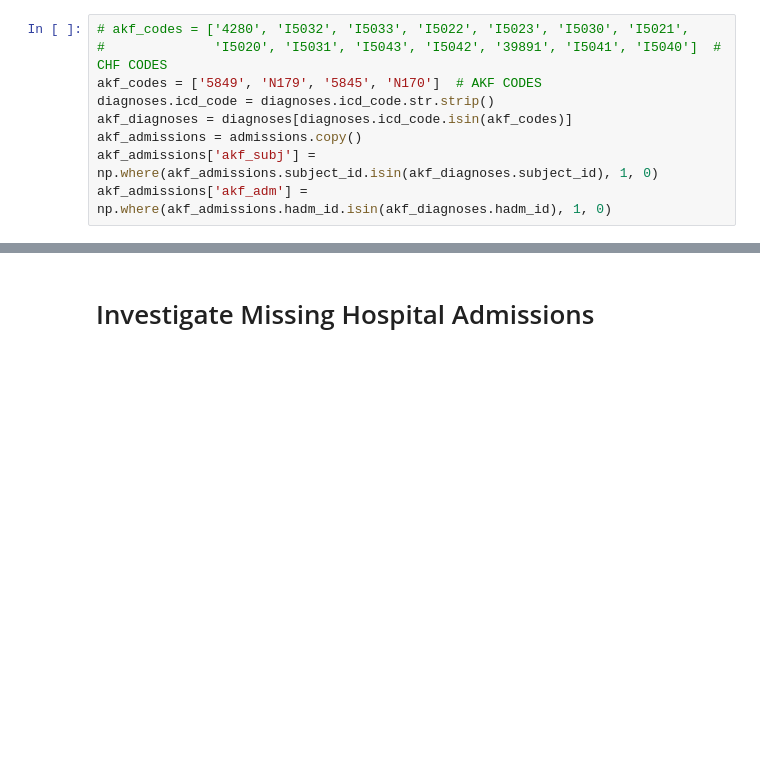
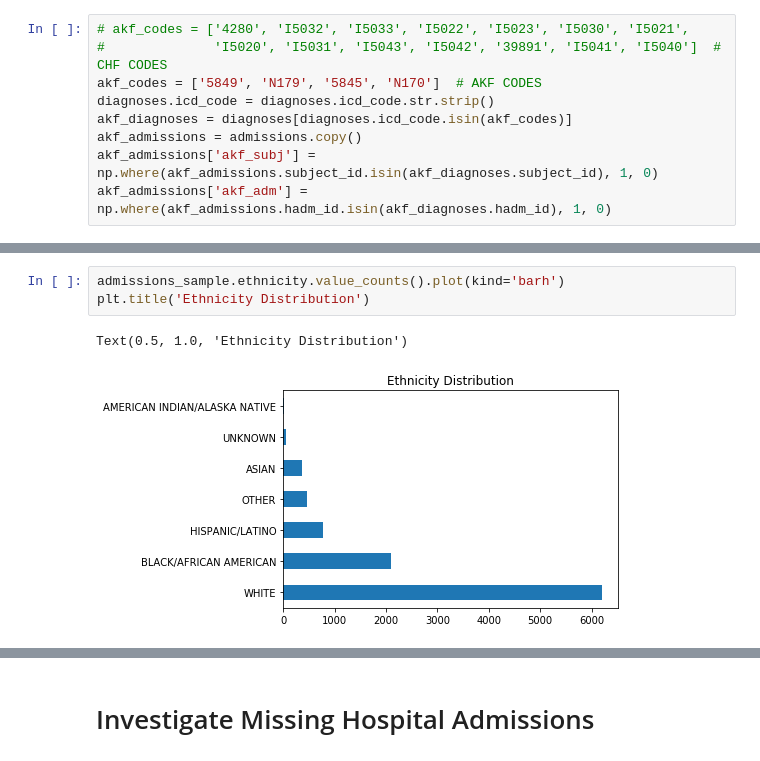
Before and after one commit to brandoncryu/disease_prediction, a Jupyter notebook: Stephen_EDA.ipynb, the cells around one changed output, grey strips where cells are left out. Drawn from its saved outputs; the diff is of its cells as text; blank space fills up the shorter version.

```diff
--- a/Stephen_EDA.ipynb
+++ b/Stephen_EDA.ipynb
@@ -273,0 +335,6 @@ dtype: float64
+# %%
+admissions_sample.ethnicity.value_counts().plot(kind='barh')
+plt.title('Ethnicity Distribution')
+# %% [output]
+Text(0.5, 1.0, 'Ethnicity Distribution')
+[figure, added]
```
Also changed, not shown: parts of 24 cells of this notebook.
